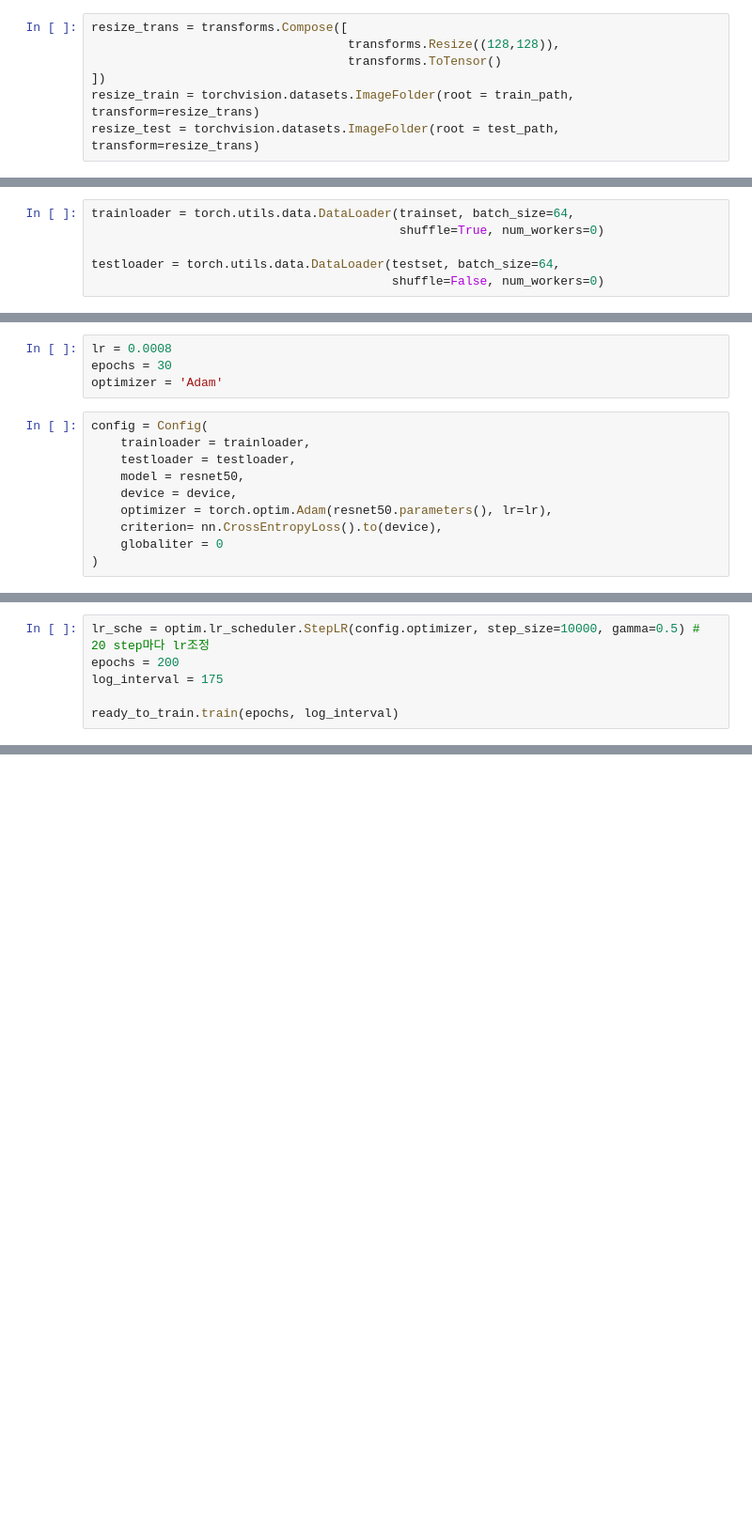
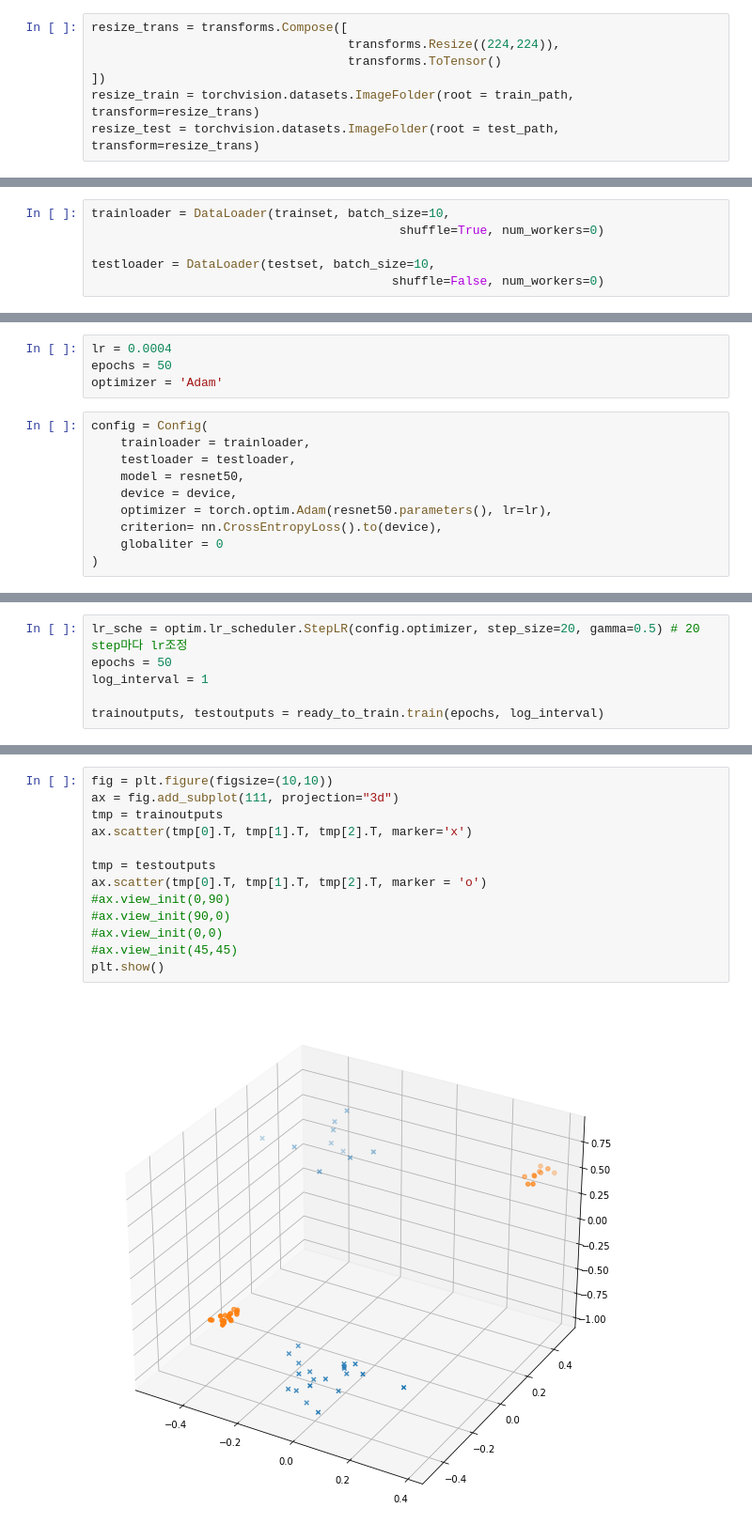
Before and after one commit to Capstone1-2022/Metaverse-Advertisement-Measure, a Jupyter notebook: ResNet/ResNet50.ipynb, the cells around one changed output, grey strips where cells are left out. Shown at 94% size. Saved outputs shown, nothing was run; the diff lists cells and outputs as text; blank space fills up the shorter version.

```diff
--- a/ResNet/ResNet50.ipynb
+++ b/ResNet/ResNet50.ipynb
@@ -24,6 +26,6 @@ print(os.listdir(image_dir))
 # %%
 resize_trans = transforms.Compose([
-                                   transforms.Resize((128,128)),
+                                   transforms.Resize((224,224)),
                                    transforms.ToTensor()
 ])
 resize_train = torchvision.datasets.ImageFolder(root = train_path, transform=resize_trans)
@@ -112,8 +121,8 @@ imshow((trainset[0][0]),resize_train_mean,resize_train_std)
 # %%
-trainloader = torch.utils.data.DataLoader(trainset, batch_size=64,
+trainloader = DataLoader(trainset, batch_size=10,
                                           shuffle=True, num_workers=0)
 
-testloader = torch.utils.data.DataLoader(testset, batch_size=64,
+testloader = DataLoader(testset, batch_size=10,
                                          shuffle=False, num_workers=0)
 # %%
 # import resnet
@@ -235,8 +264,8 @@ class Config:
     for key, value in kwargs.items():
       setattr(self, key, value)
 # %%
-lr = 0.0008
-epochs = 30
+lr = 0.0004
+epochs = 50
 optimizer = 'Adam'
 # %%
 config = Config(
@@ -348,6 +372,6 @@ ready_to_train=train_test(config)
 # %%
-lr_sche = optim.lr_scheduler.StepLR(config.optimizer, step_size=10000, gamma=0.5) # 20 step마다 lr조정
-epochs = 200
-log_interval = 175
+lr_sche = optim.lr_scheduler.StepLR(config.optimizer, step_size=20, gamma=0.5) # 20 step마다 lr조정
+epochs = 50
+log_interval = 1
 
-ready_to_train.train(epochs, log_interval)
+trainoutputs, testoutputs = ready_to_train.train(epochs, log_interval)
@@ -353,0 +388,15 @@ ready_to_train.train(epochs, log_interval)
+# %%
+fig = plt.figure(figsize=(10,10))
+ax = fig.add_subplot(111, projection="3d")
+tmp = trainoutputs
+ax.scatter(tmp[0].T, tmp[1].T, tmp[2].T, marker='x')
+
+tmp = testoutputs
+ax.scatter(tmp[0].T, tmp[1].T, tmp[2].T, marker = 'o')
+#ax.view_init(0,90)
+#ax.view_init(90,0)
+#ax.view_init(0,0)
+#ax.view_init(45,45)
+plt.show()
+# %% [output]
+[figure, added]
```
Also changed, not shown: parts of 19 cells of this notebook, 50 other files.
